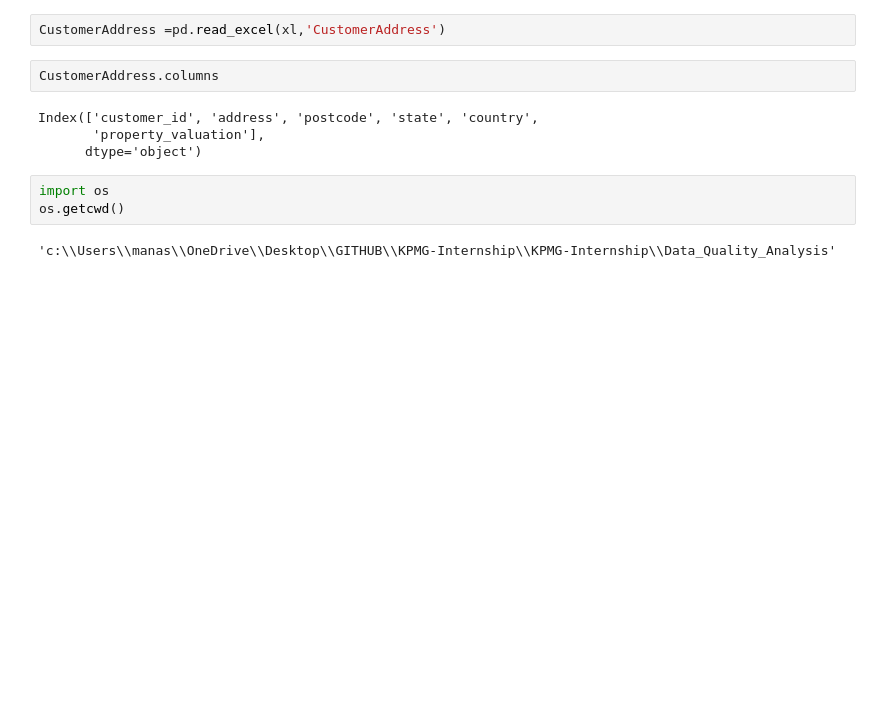
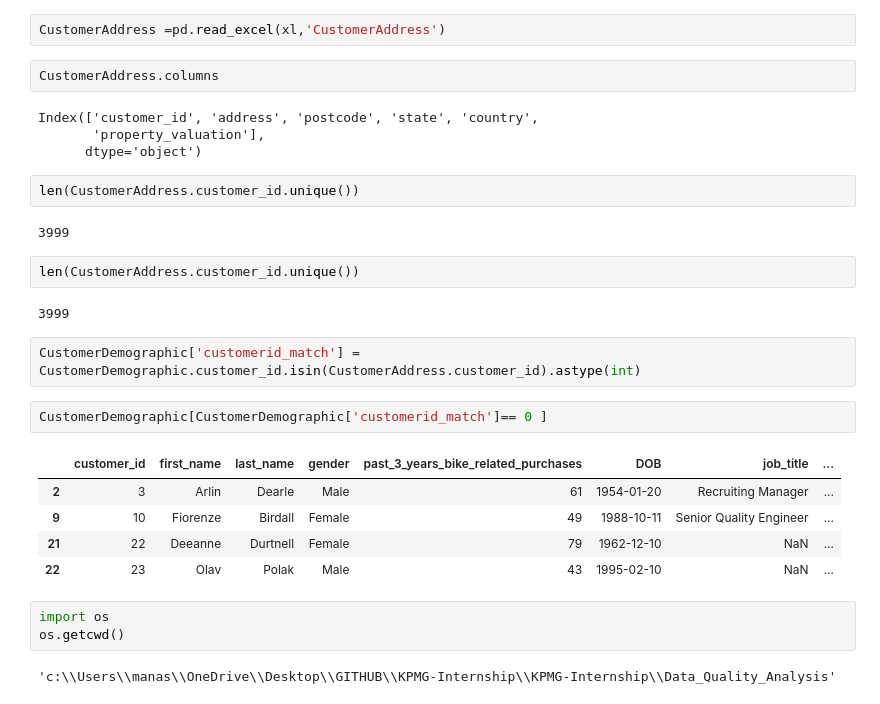
Before and after one commit to manasapullannagari/KPMG-Internship, a Jupyter notebook: Data_Quality_Analysis/Data_quality_analysis.ipynb, the cells around one changed output. Drawn from its saved outputs; the diff is of its cells as text; blank space fills up the shorter version.

```diff
--- a/Data_Quality_Analysis/Data_quality_analysis.ipynb
+++ b/Data_Quality_Analysis/Data_quality_analysis.ipynb
@@ -280,6 +280,24 @@ CustomerAddress.columns
 Index(['customer_id', 'address', 'postcode', 'state', 'country',
        'property_valuation'],
       dtype='object')
+# %%
+len(CustomerAddress.customer_id.unique())
+# %% [output]
+3999
+# %%
+len(CustomerAddress.customer_id.unique())
+# %% [output]
+3999
+# %%
+CustomerDemographic['customerid_match'] = CustomerDemographic.customer_id.isin(CustomerAddress.customer_id).astype(int)
+# %%
+CustomerDemographic[CustomerDemographic['customerid_match']== 0 ]
+# %% [output]
+|  | customer_id | first_name | last_name | gender | past_3_years_bike_related_purchases | DOB | job_title | ... |
+| 2 | 3 | Arlin | Dearle | Male | 61 | 1954-01-20 | Recruiting Manager | ... |
+| 9 | 10 | Fiorenze | Birdall | Female | 49 | 1988-10-11 | Senior Quality Engineer | ... |
+| 21 | 22 | Deeanne | Durtnell | Female | 79 | 1962-12-10 | NaN | ... |
+| 22 | 23 | Olav | Polak | Male | 43 | 1995-02-10 | NaN | ... |
 # %%
 import os
 os.getcwd()
```
Also changed, not shown: 2 other files.
